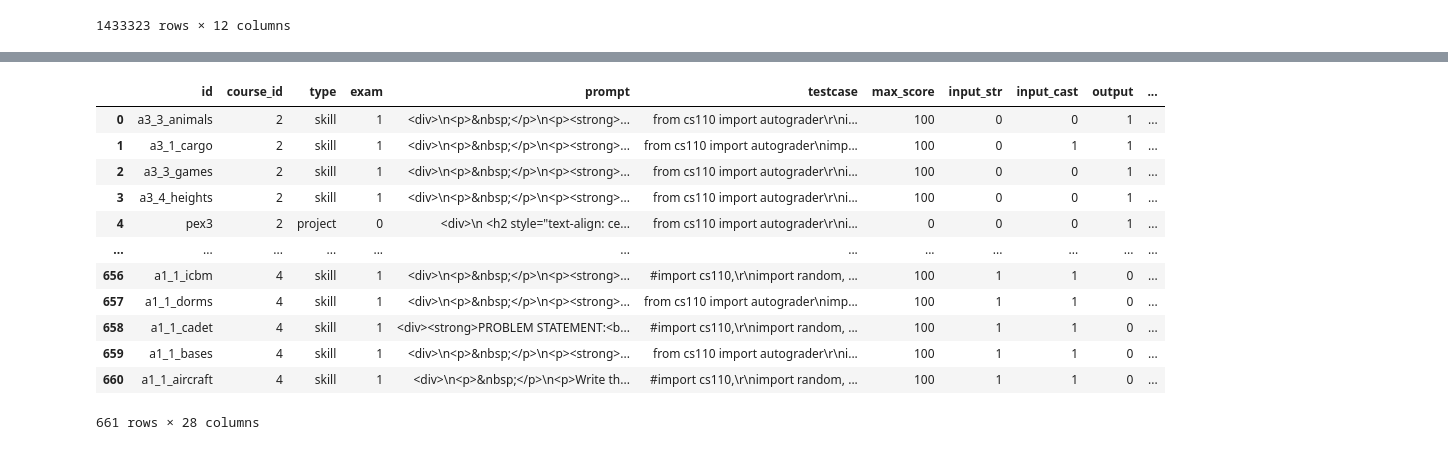
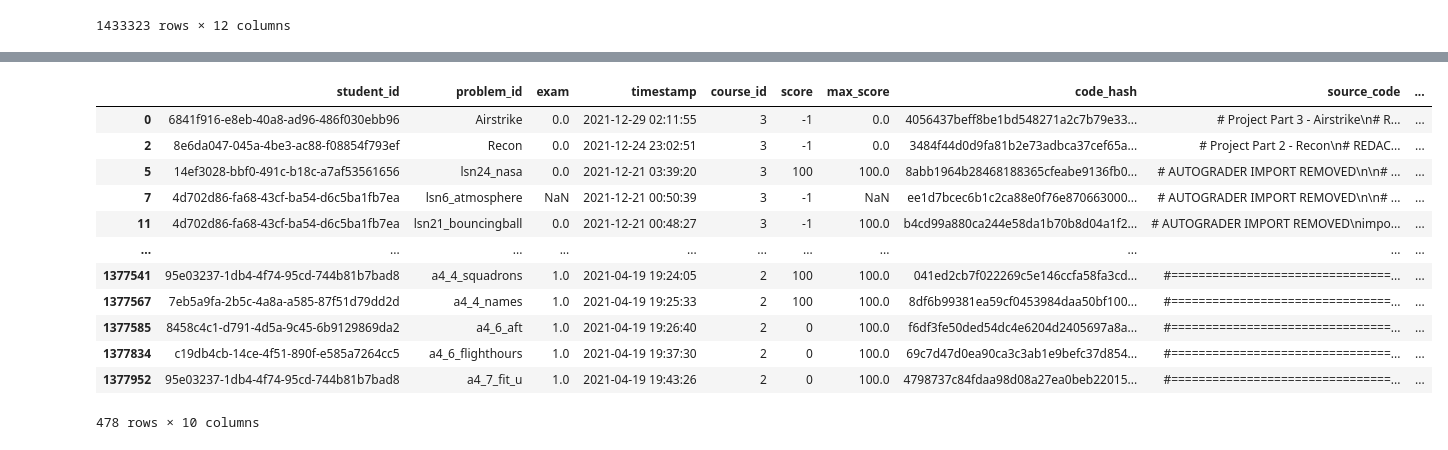
Before and after one commit to KoutchemeCharles/learnlab2023, a Jupyter notebook: notebooks/preprocessing_falconcode.ipynb, the cells around one changed output, grey strips where cells are left out. Saved outputs shown, nothing was run; the diff lists cells and outputs as text; code cells hidden in the pictures.

Commit message:
updated autograder and checking functionalities

```diff
--- a/notebooks/preprocessing_falconcode.ipynb
+++ b/notebooks/preprocessing_falconcode.ipynb
@@ -113,16 +47,0 @@ Name: skeleton, Length: 661, dtype: object
-# %%
-problems_df
-# %% [output]
-|  | id | course_id | type | exam | prompt | testcase | max_score | input_str | input_cast | output | ... |
-| 0 | a3_3_animals | 2 | skill | 1 | <div>\n<p>&nbsp;</p>\n<p><strong>... | from cs110 import autograder\r\ni... | 100 | 0 | 0 | 1 | ... |
-| 1 | a3_1_cargo | 2 | skill | 1 | <div>\n<p>&nbsp;</p>\n<p><strong>... | from cs110 import autograder\nimp... | 100 | 0 | 1 | 1 | ... |
-| 2 | a3_3_games | 2 | skill | 1 | <div>\n<p>&nbsp;</p>\n<p><strong>... | from cs110 import autograder\r\ni... | 100 | 0 | 0 | 1 | ... |
-| 3 | a3_4_heights | 2 | skill | 1 | <div>\n<p>&nbsp;</p>\n<p><strong>... | from cs110 import autograder\r\ni... | 100 | 0 | 0 | 1 | ... |
-| 4 | pex3 | 2 | project | 0 | <div>\n <h2 style="text-align: ce... | from cs110 import autograder\r\ni... | 0 | 0 | 0 | 1 | ... |
-| ... | ... | ... | ... | ... | ... | ... | ... | ... | ... | ... | ... |
-| 656 | a1_1_icbm | 4 | skill | 1 | <div>\n<p>&nbsp;</p>\n<p><strong>... | #import cs110,\r\nimport random, ... | 100 | 1 | 1 | 0 | ... |
-| 657 | a1_1_dorms | 4 | skill | 1 | <div>\n<p>&nbsp;</p>\n<p><strong>... | from cs110 import autograder\nimp... | 100 | 1 | 1 | 0 | ... |
-| 658 | a1_1_cadet | 4 | skill | 1 | <div><strong>PROBLEM STATEMENT:<b... | #import cs110,\r\nimport random, ... | 100 | 1 | 1 | 0 | ... |
-| 659 | a1_1_bases | 4 | skill | 1 | <div>\n<p>&nbsp;</p>\n<p><strong>... | from cs110 import autograder\r\ni... | 100 | 1 | 1 | 0 | ... |
-| 660 | a1_1_aircraft | 4 | skill | 1 | <div>\n<p>&nbsp;</p>\n<p>Write th... | #import cs110,\r\nimport random, ... | 100 | 1 | 1 | 0 | ... |
-661 rows × 28 columns
@@ -134,0 +48,17 @@ problems_df.to_csv(save_path)
+# %%
+df = df.drop_duplicates("problem_id")
+df
+# %% [output]
+|  | student_id | problem_id | exam | timestamp | course_id | score | max_score | code_hash | source_code | ... |
+| 0 | 6841f916-e8eb-40a8-ad96-486f030ebb96 | Airstrike | 0.0 | 2021-12-29 02:11:55 | 3 | -1 | 0.0 | 4056437beff8be1bd548271a2c7b79e33... | # Project Part 3 - Airstrike\n# R... | ... |
+| 2 | 8e6da047-045a-4be3-ac88-f08854f793ef | Recon | 0.0 | 2021-12-24 23:02:51 | 3 | -1 | 0.0 | 3484f44d0d9fa81b2e73adbca37cef65a... | # Project Part 2 - Recon\n# REDAC... | ... |
+| 5 | 14ef3028-bbf0-491c-b18c-a7af53561656 | lsn24_nasa | 0.0 | 2021-12-21 03:39:20 | 3 | 100 | 100.0 | 8abb1964b28468188365cfeabe9136fb0... | # AUTOGRADER IMPORT REMOVED\n\n# ... | ... |
+| 7 | 4d702d86-fa68-43cf-ba54-d6c5ba1fb7ea | lsn6_atmosphere | NaN | 2021-12-21 00:50:39 | 3 | -1 | NaN | ee1d7bcec6b1c2ca88e0f76e870663000... | # AUTOGRADER IMPORT REMOVED\n\n# ... | ... |
+| 11 | 4d702d86-fa68-43cf-ba54-d6c5ba1fb7ea | lsn21_bouncingball | 0.0 | 2021-12-21 00:48:27 | 3 | -1 | 100.0 | b4cd99a880ca244e58da1b70b8d04a1f2... | # AUTOGRADER IMPORT REMOVED\nimpo... | ... |
+| ... | ... | ... | ... | ... | ... | ... | ... | ... | ... | ... |
+| 1377541 | 95e03237-1db4-4f74-95cd-744b81b7bad8 | a4_4_squadrons | 1.0 | 2021-04-19 19:24:05 | 2 | 100 | 100.0 | 041ed2cb7f022269c5e146ccfa58fa3cd... | #================================... | ... |
+| 1377567 | 7eb5a9fa-2b5c-4a8a-a585-87f51d79dd2d | a4_4_names | 1.0 | 2021-04-19 19:25:33 | 2 | 100 | 100.0 | 8df6b99381ea59cf0453984daa50bf100... | #================================... | ... |
+| 1377585 | 8458c4c1-d791-4d5a-9c45-6b9129869da2 | a4_6_aft | 1.0 | 2021-04-19 19:26:40 | 2 | 0 | 100.0 | f6df3fe50ded54dc4e6204d2405697a8a... | #================================... | ... |
+| 1377834 | c19db4cb-14ce-4f51-890f-e585a7264cc5 | a4_6_flighthours | 1.0 | 2021-04-19 19:37:30 | 2 | 0 | 100.0 | 69c7d47d0ea90ca3c3ab1e9befc37d854... | #================================... | ... |
+| 1377952 | 95e03237-1db4-4f74-95cd-744b81b7bad8 | a4_7_fit_u | 1.0 | 2021-04-19 19:43:26 | 2 | 0 | 100.0 | 4798737c84fdaa98d08a27ea0beb22015... | #================================... | ... |
+478 rows × 10 columns
```
Also changed, not shown: parts of 10 cells of this notebook, 4 other files.
